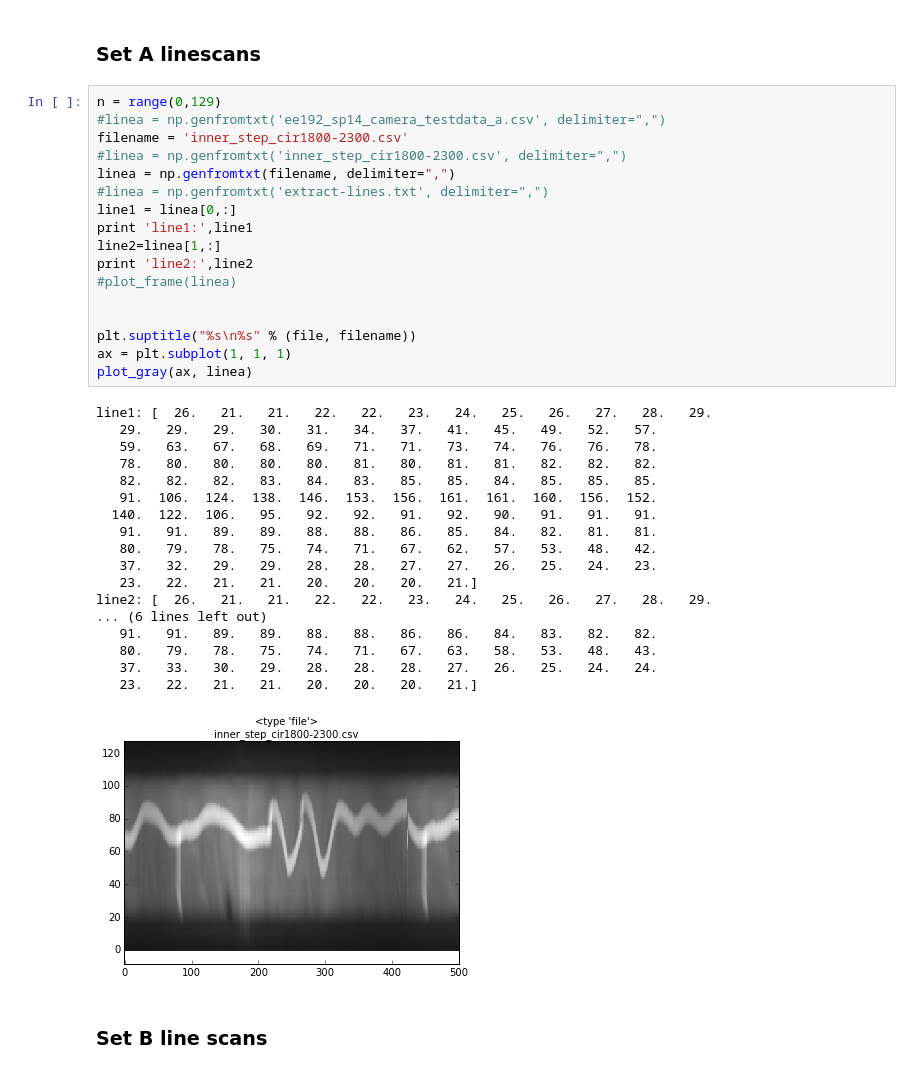
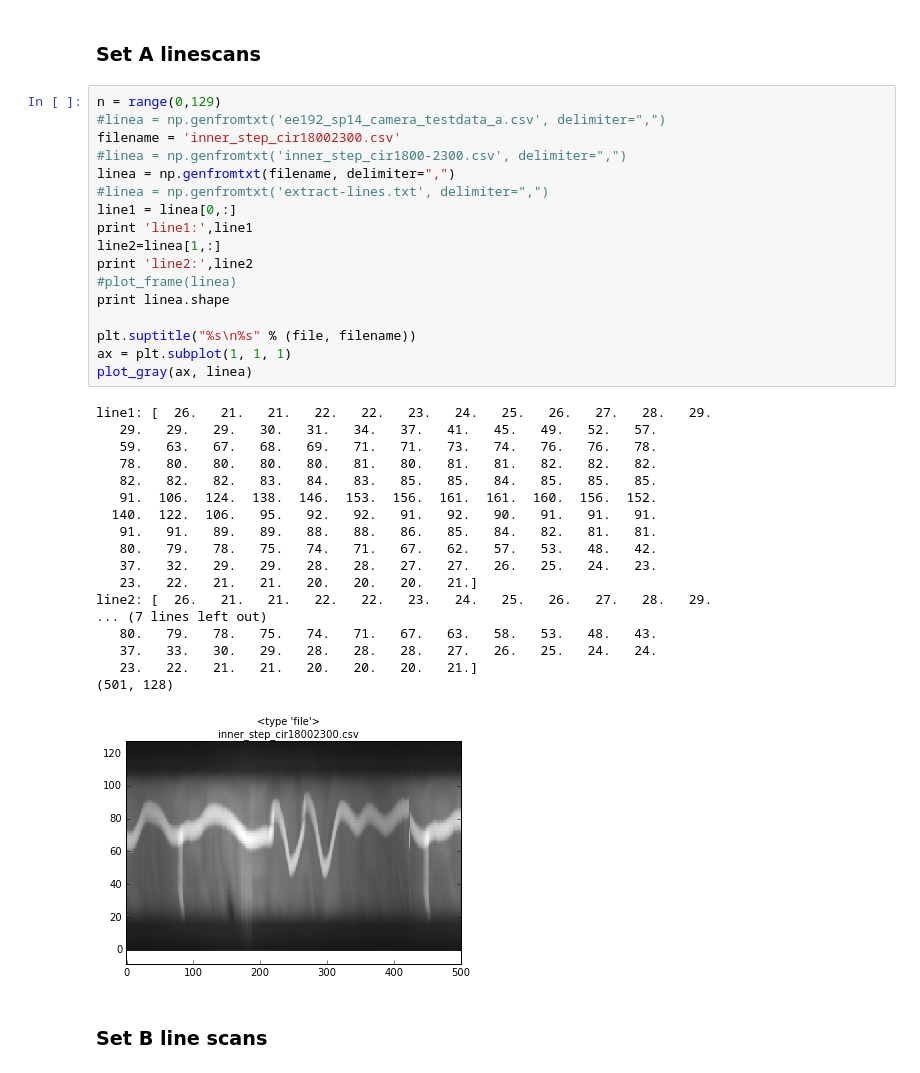
Before and after one commit to brappo93/AutonomousCar, a Jupyter notebook: hw1/linescanHW1.ipynb, the cells around one changed output. Drawn from its saved outputs; the diff is of its cells as text.

```diff
--- a/hw1/linescanHW1.ipynb
+++ b/hw1/linescanHW1.ipynb
@@ -125,39 +146,39 @@ scan # 13 center at 64. Track_found = True, Cross_found = False
 # %%
 n = range(0,129)
 #linea = np.genfromtxt('ee192_sp14_camera_testdata_a.csv', delimiter=",")
-filename = 'inner_step_cir1800-2300.csv'
+filename = 'inner_step_cir18002300.csv'
 #linea = np.genfromtxt('inner_step_cir1800-2300.csv', delimiter=",")
 linea = np.genfromtxt(filename, delimiter=",")
 #linea = np.genfromtxt('extract-lines.txt', delimiter=",")
 line1 = linea[0,:]
 print 'line1:',line1
 line2=linea[1,:]
 print 'line2:',line2
 #plot_frame(linea)
-
+print linea.shape
 
 plt.suptitle("%s\n%s" % (file, filename))
 ax = plt.subplot(1, 1, 1)
 plot_gray(ax, linea)
 # %% [output]
 line1: [  26.   21.   21.   22.   22.   23.   24.   25.   26.   27.   28.   29.
    29.   29.   29.   30.   31.   34.   37.   41.   45.   49.   52.   57.
    59.   63.   67.   68.   69.   71.   71.   73.   74.   76.   76.   78.
    78.   80.   80.   80.   80.   81.   80.   81.   81.   82.   82.   82.
    82.   82.   82.   83.   84.   83.   85.   85.   84.   85.   85.   85.
    91.  106.  124.  138.  146.  153.  156.  161.  161.  160.  156.  152.
   140.  122.  106.   95.   92.   92.   91.   92.   90.   91.   91.   91.
    91.   91.   89.   89.   88.   88.   86.   85.   84.   82.   81.   81.
    80.   79.   78.   75.   74.   71.   67.   62.   57.   53.   48.   42.
    37.   32.   29.   29.   28.   28.   27.   27.   26.   25.   24.   23.
    23.   22.   21.   21.   20.   20.   20.   21.]
 line2: [  26.   21.   21.   22.   22.   23.   24.   25.   26.   27.   28.   29.
-... (6 lines left out)
-   91.   91.   89.   89.   88.   88.   86.   86.   84.   83.   82.   82.
+... (7 lines left out)
    80.   79.   78.   75.   74.   71.   67.   63.   58.   53.   48.   43.
    37.   33.   30.   29.   28.   28.   28.   27.   26.   25.   24.   24.
    23.   22.   21.   21.   20.   20.   20.   21.]
+(501, 128)
-[figure, old version]
+[figure, new version]
 # %% [markdown]
 ### Set B line scans
 # %%
```
Also changed, not shown: parts of 6 cells of this notebook.
